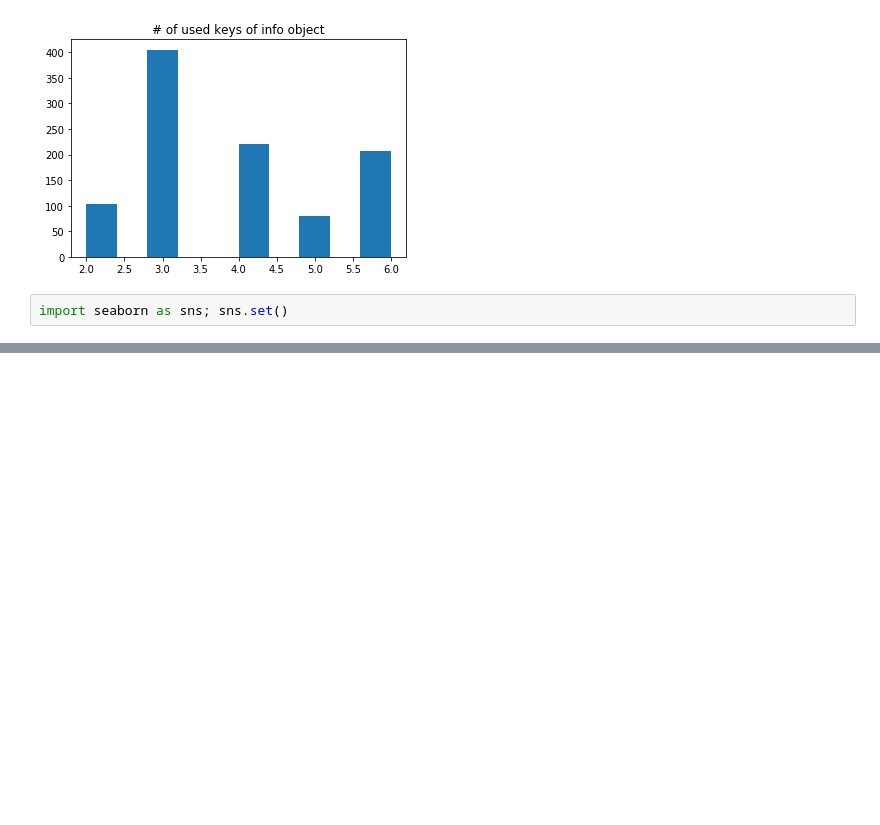
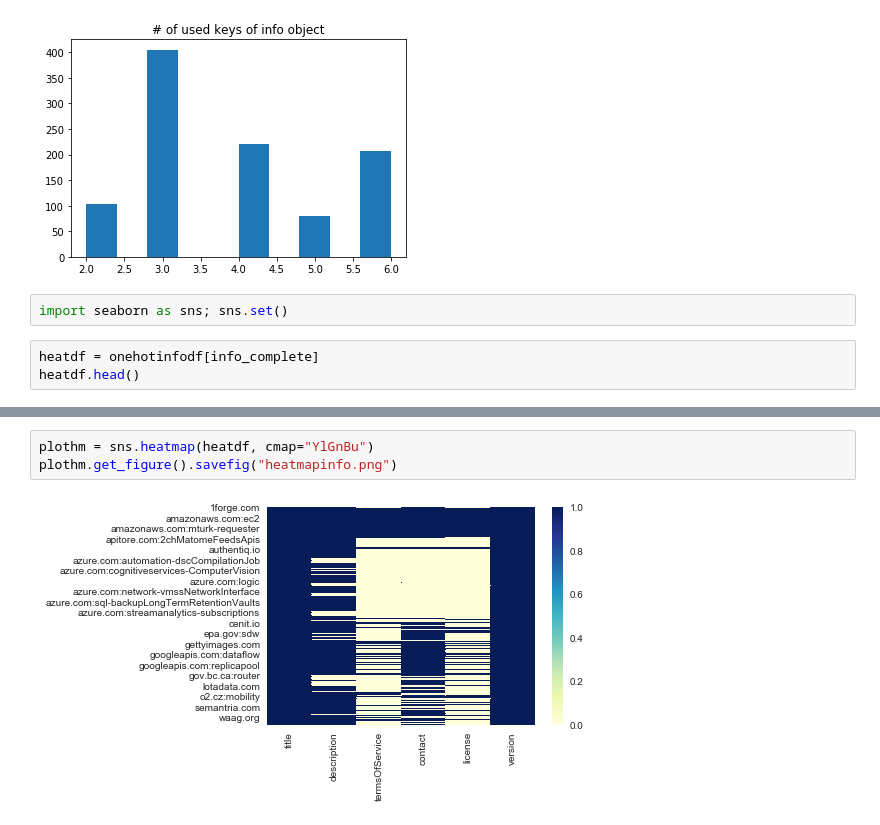
Before and after one commit to pmanlukas/thesisdata, a Jupyter notebook: info.ipynb, the cells around one changed output, grey strips where cells are left out. Drawn from its saved outputs; the diff is of its cells as text; blank space fills up the shorter version.

Commit message:
added heatmaps

```diff
--- a/info.ipynb
+++ b/info.ipynb
@@ -120,3 +120,6 @@ plt.savefig("histinfos.pdf")
 [figure]
 # %%
 import seaborn as sns; sns.set()
+# %%
+heatdf = onehotinfodf[info_complete]
+heatdf.head()
@@ -122,0 +133,5 @@ import seaborn as sns; sns.set()
+# %%
+plothm = sns.heatmap(heatdf, cmap="YlGnBu")
+plothm.get_figure().savefig("heatmapinfo.png")
+# %% [output]
+[figure, added]
```
Also changed, not shown: parts of 1 cell of this notebook, 4 other files.
